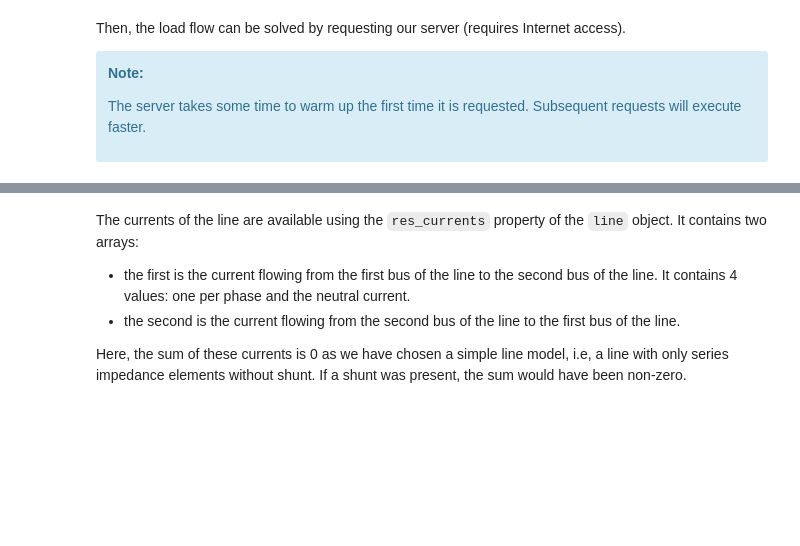
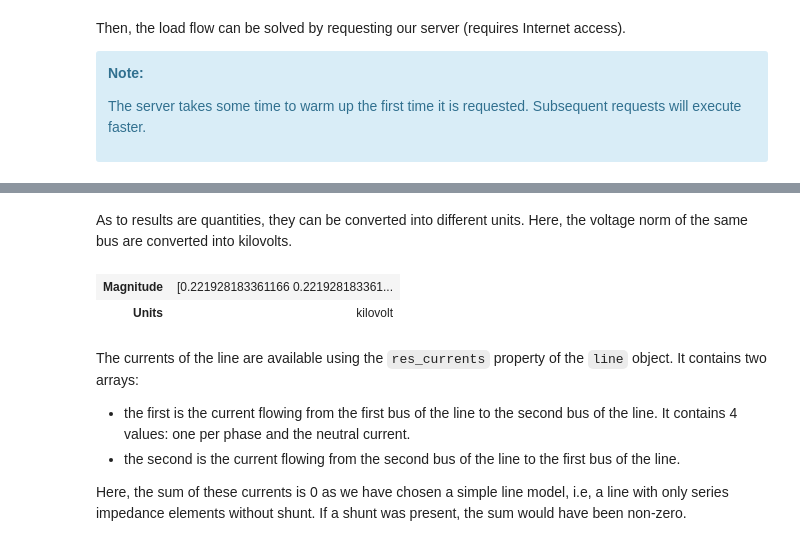
Before and after one commit to RoseauTechnologies/Roseau_Load_Flow, a Jupyter notebook: doc/notebooks/Getting_Started.ipynb, the cells around one changed output, grey strips where cells are left out. Drawn from its saved outputs; the diff is of its cells as text; code cells hidden in the pictures; blank space fills up the shorter version.

```diff
--- a/doc/notebooks/Getting_Started.ipynb
+++ b/doc/notebooks/Getting_Started.ipynb
@@ -200,3 +232,11 @@ load_bus.res_potentials
+# %% [markdown]
+As to results are quantities, they can be converted into different units. Here, the voltage norm of the same bus are
+converted into kilovolts.
+# %%
+abs(load_bus.res_voltages).to("kV")
+# %% [output]
+| Magnitude | [0.221928183361166 0.221928183361... |
+| Units | kilovolt |
 # %% [markdown]
 The currents of the line are available using the `res_currents` property of the `line` object.
 It contains two arrays:
```
Also changed, not shown: parts of 21 cells of this notebook, 3 other files.
